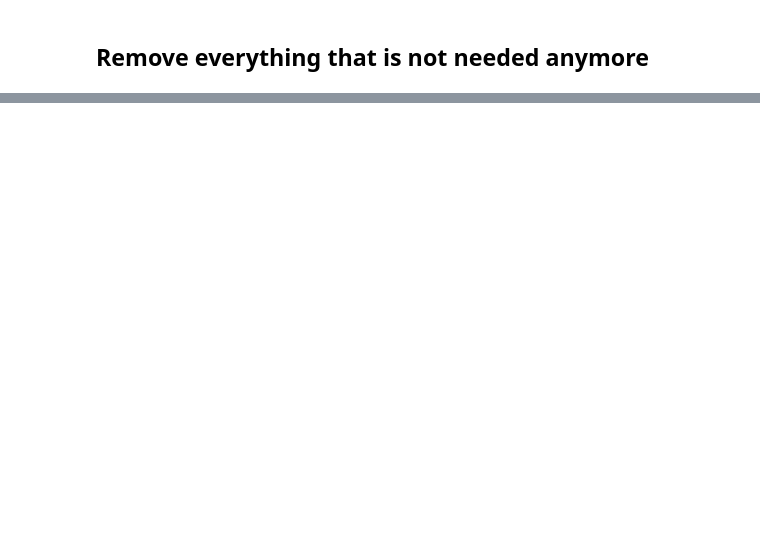
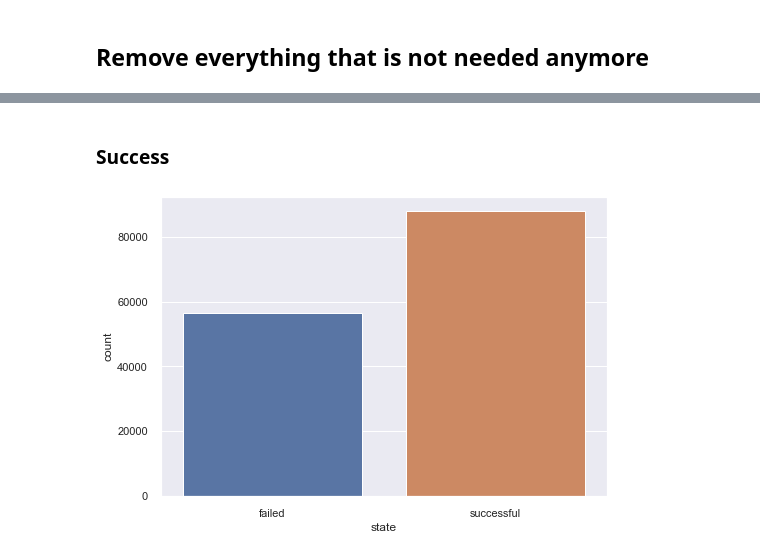
Before and after one commit to skrutzky/Project-2_Kickstarter, a Jupyter notebook: DS-Project-2_Kickstarter.ipynb, the cells around one changed output, grey strips where cells are left out. Saved outputs shown, nothing was run; the diff lists cells and outputs as text; code cells hidden in the pictures; blank space fills up the shorter version.

```diff
--- a/DS-Project-2_Kickstarter.ipynb
+++ b/DS-Project-2_Kickstarter.ipynb
@@ -388,0 +601,10 @@ df2.drop(['is_backing','is_starred','goal','static_usd_rate','converted_pledged_
+# %%
+df2.drop(['blurb','category','category_color','category_id','category_parent_id','category_position',\
+          'category_slug','category_urls','categorynew','creator','created_at','creator_id',\
+          'converted_pledged_amount','current_currency','deadline','disable_communication','fx_rate','goal',\
+          'id','is_backing','is_starred','is_starrable','location','launched_at','location_displayable_name',\
+          'location_is_root','location_id','location_localized_name','location_name','locationnew',\
+          'location_slug','location_state', 'location_short_name','location_urls','name',\
+          'pledged','profile_test_blurb','profile_test_project_id','profile','profile_test','profile_testnew',\
+          'profile_test_dummy','profile_test_state_changed_at','profile_test_id','profile_test_state',\
+          'static_usd_rate','state_changed_at','slug','spotlight','usd_pledged'],axis=1,inplace=True)
@@ -405,0 +682,6 @@ Index(['backers_count', 'country', 'created_at', 'currency',
+# %%
+# Define predictors and target variable
+X = df2.drop('state', axis=1)
+y = df2['state']
+print(X.shape)
+print(y.shape)
@@ -405,0 +691,7 @@ Index(['backers_count', 'country', 'created_at', 'currency',
+# %%
+# Split into train and test set
+X_train, X_test, y_train, y_test = train_test_split(X, y, test_size=0.25, random_state=RSEED)
+print('X_train shape:', X_train.shape)
+print('X_test shape:', X_test.shape)
+print('y_train shape:', y_train.shape)
+print('y_test shape:', y_test.shape)
@@ -405,0 +712,3 @@ Index(['backers_count', 'country', 'created_at', 'currency',
+# %%
+train_data = X_train.join(y_train)
+train_data.columns
@@ -405,0 +749,6 @@ Index(['backers_count', 'country', 'created_at', 'currency',
+# %% [markdown]
+### Success
+# %%
+ax = sns.countplot(x="state", data=train_data)
+# %% [output]
+[figure, added]
```
Also changed, not shown: parts of 146 cells of this notebook.
